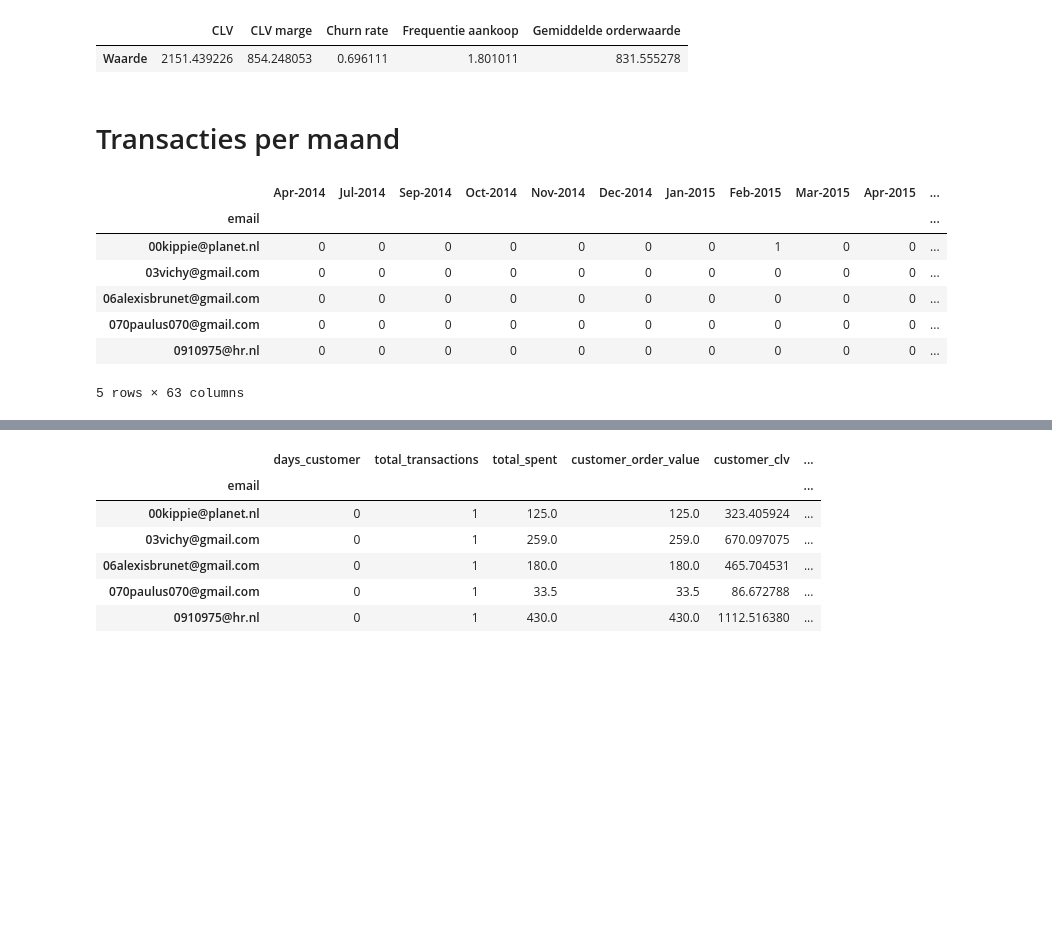
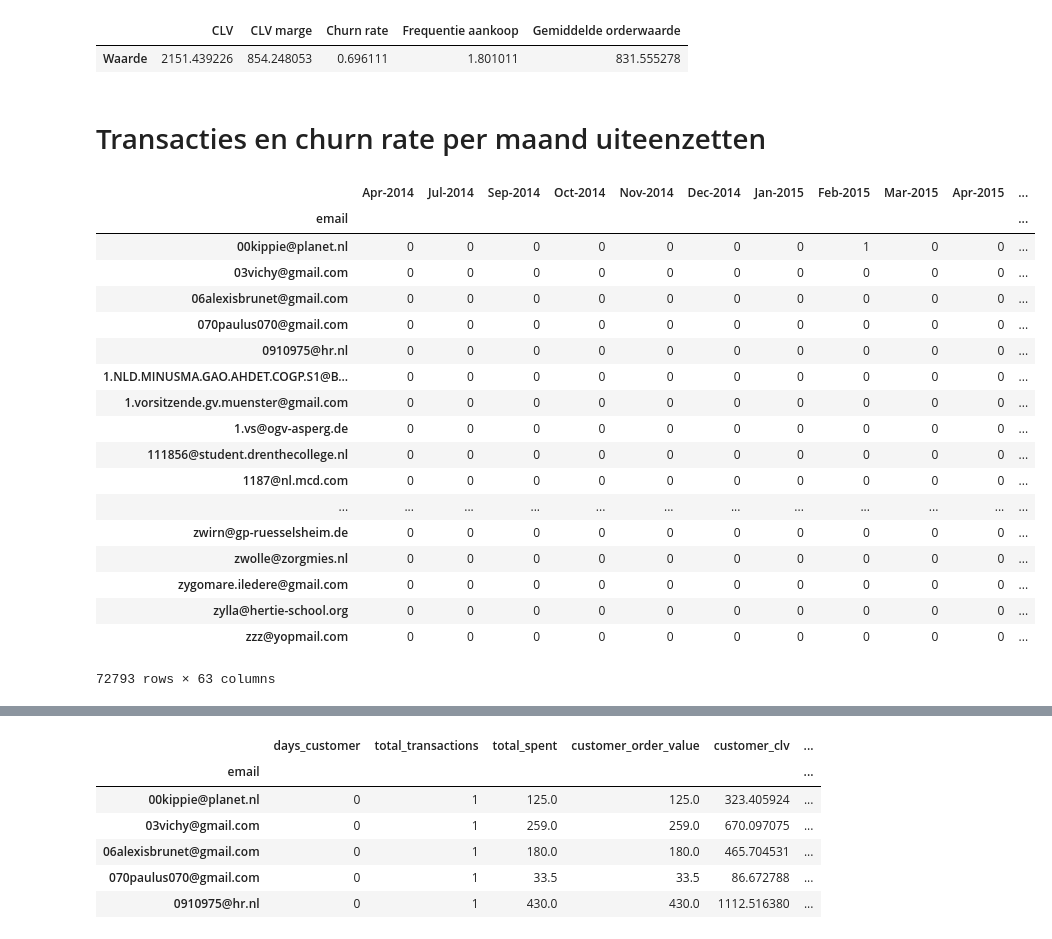
Before and after one commit to iwb-digital-growth-agency/python, a Jupyter notebook: CLV_Maxilia - nieuwe data set.ipynb, the cells around one changed output, grey strips where cells are left out. Drawn from its saved outputs; the diff is of its cells as text; code cells hidden in the pictures; blank space fills up the shorter version.

```diff
--- a/CLV_Maxilia - nieuwe data set.ipynb
+++ b/CLV_Maxilia - nieuwe data set.ipynb
@@ -180,29 +185,40 @@ df_clv_values.head()
 # %%
 df_clv_values.to_excel('CLV_waardes.xlsx')
 # %% [markdown]
-   # Transacties per maand
+   # Transacties en churn rate per maand uiteenzetten
 # %%
 # transacties per klant per maand uiteenzetten
 df_monthly = df.set_index('Orderdate')
 df_monthly = df_monthly.pivot_table(
     index=['email'],
     columns=pd.Grouper(freq='M'),
     values='OrderID',
     aggfunc='count',
     fill_value=0
 )
 
 # Format column headers to human readable format
 df_monthly.columns = [x.strftime('%b-%Y') for x in df_monthly.columns]
 
-df_monthly.head()
+df_monthly
 # %% [output]
 |  | Apr-2014 | Jul-2014 | Sep-2014 | Oct-2014 | Nov-2014 | Dec-2014 | Jan-2015 | Feb-2015 | Mar-2015 | Apr-2015 | ... |
 | email |  |  |  |  |  |  |  |  |  |  | ... |
 | 00kippie@planet.nl | 0 | 0 | 0 | 0 | 0 | 0 | 0 | 1 | 0 | 0 | ... |
 | 03vichy@gmail.com | 0 | 0 | 0 | 0 | 0 | 0 | 0 | 0 | 0 | 0 | ... |
 | 06alexisbrunet@gmail.com | 0 | 0 | 0 | 0 | 0 | 0 | 0 | 0 | 0 | 0 | ... |
 | 070paulus070@gmail.com | 0 | 0 | 0 | 0 | 0 | 0 | 0 | 0 | 0 | 0 | ... |
 | 0910975@hr.nl | 0 | 0 | 0 | 0 | 0 | 0 | 0 | 0 | 0 | 0 | ... |
+| 1.NLD.MINUSMA.GAO.AHDET.COGP.S1@B... | 0 | 0 | 0 | 0 | 0 | 0 | 0 | 0 | 0 | 0 | ... |
+| 1.vorsitzende.gv.muenster@gmail.com | 0 | 0 | 0 | 0 | 0 | 0 | 0 | 0 | 0 | 0 | ... |
+| 1.vs@ogv-asperg.de | 0 | 0 | 0 | 0 | 0 | 0 | 0 | 0 | 0 | 0 | ... |
+| 111856@student.drenthecollege.nl | 0 | 0 | 0 | 0 | 0 | 0 | 0 | 0 | 0 | 0 | ... |
+| 1187@nl.mcd.com | 0 | 0 | 0 | 0 | 0 | 0 | 0 | 0 | 0 | 0 | ... |
+| ... | ... | ... | ... | ... | ... | ... | ... | ... | ... | ... | ... |
+| zwirn@gp-ruesselsheim.de | 0 | 0 | 0 | 0 | 0 | 0 | 0 | 0 | 0 | 0 | ... |
+| zwolle@zorgmies.nl | 0 | 0 | 0 | 0 | 0 | 0 | 0 | 0 | 0 | 0 | ... |
+| zygomare.iledere@gmail.com | 0 | 0 | 0 | 0 | 0 | 0 | 0 | 0 | 0 | 0 | ... |
+| zylla@hertie-school.org | 0 | 0 | 0 | 0 | 0 | 0 | 0 | 0 | 0 | 0 | ... |
+| zzz@yopmail.com | 0 | 0 | 0 | 0 | 0 | 0 | 0 | 0 | 0 | 0 | ... |
-5 rows × 63 columns
+72793 rows × 63 columns
 # %%
```
Also changed, not shown: parts of 15 cells of this notebook, 5 other files.
